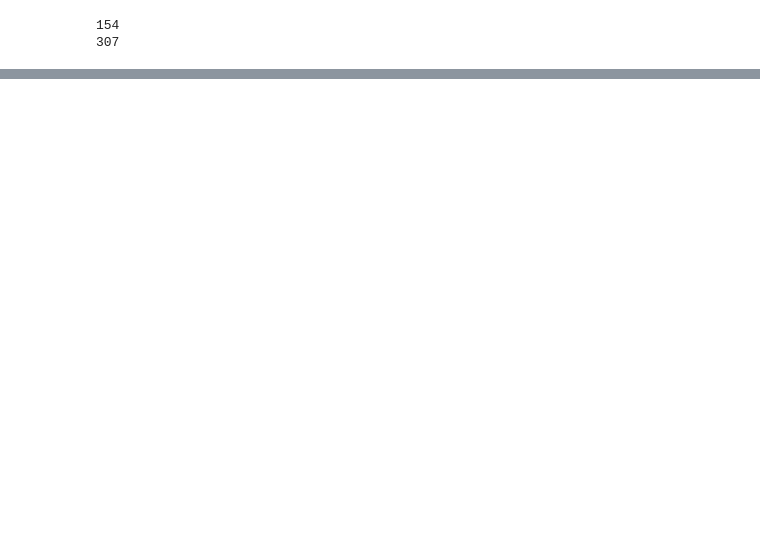
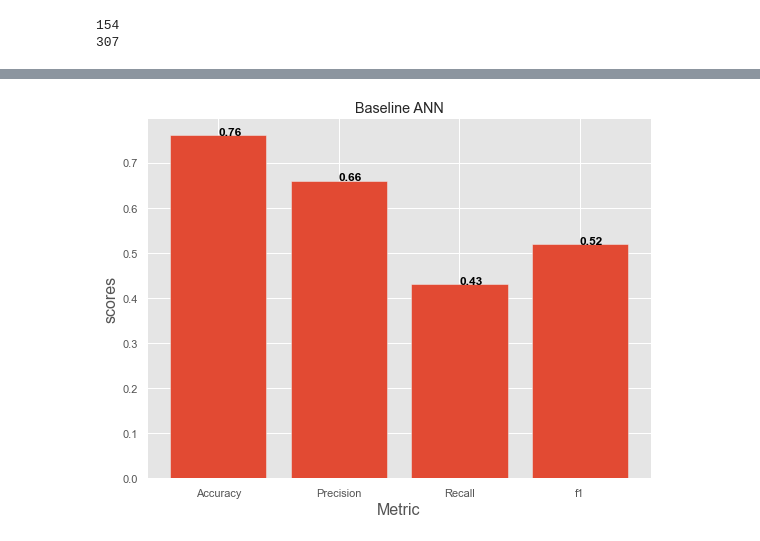
Before and after one commit to jb-ds2020/nf-ds3-capstone-churn-prevention, a Jupyter notebook: Baseline_Model.ipynb, the cells around one changed output, grey strips where cells are left out. Saved outputs shown, nothing was run; the diff lists cells and outputs as text; code cells hidden in the pictures; blank space fills up the shorter version.

```diff
--- a/Baseline_Model.ipynb
+++ b/Baseline_Model.ipynb
@@ -395,0 +453,14 @@ Epoch 1000/1000
+# %%
+fig = plt.figure(figsize=(7,5))
+ax = fig.add_axes([0,0,1,1])
+metrics = ['Accuracy', 'Precision', 'Recall', 'f1']
+scores = [0.76 ,0.66,0.43,0.52]
+ax.bar(metrics,scores)
+ax.set_ylabel('scores',fontsize= 16)
+ax.set_xlabel('Metric',fontsize= 16)
+ax.set_title('Baseline ANN')
+for i, v in enumerate(scores):
+    ax.text( i ,v, str(v), color='black', fontweight='bold', fontsize=12)
+plt.show()
+# %% [output]
+[figure, added]
```
Also changed, not shown: parts of 23 cells of this notebook.
